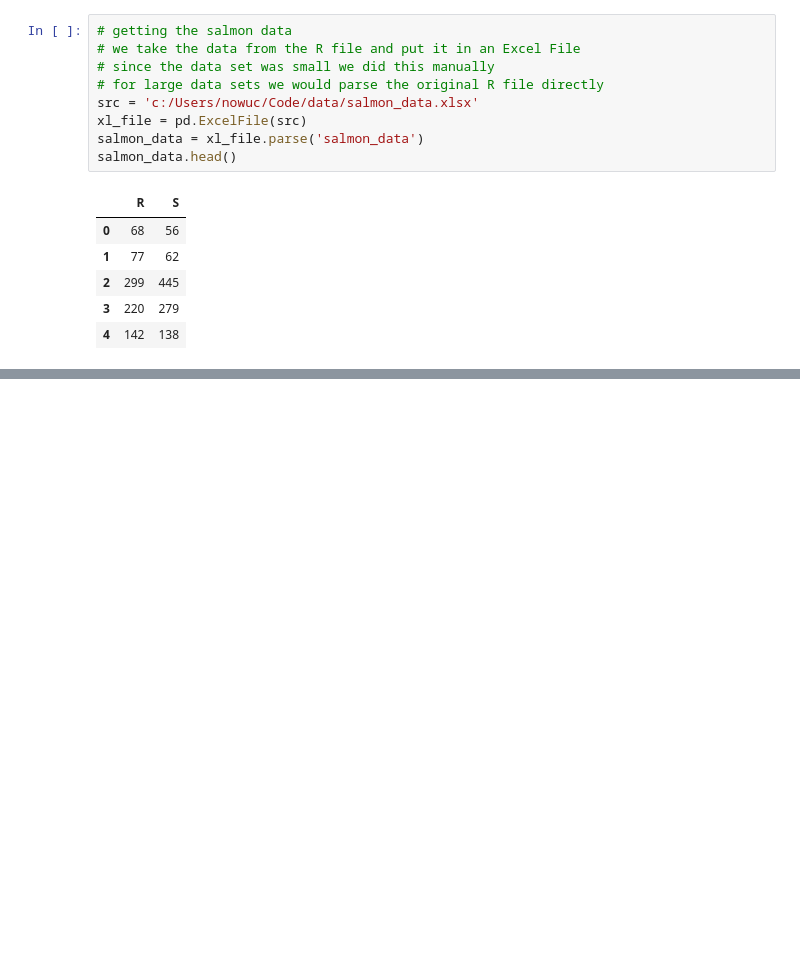
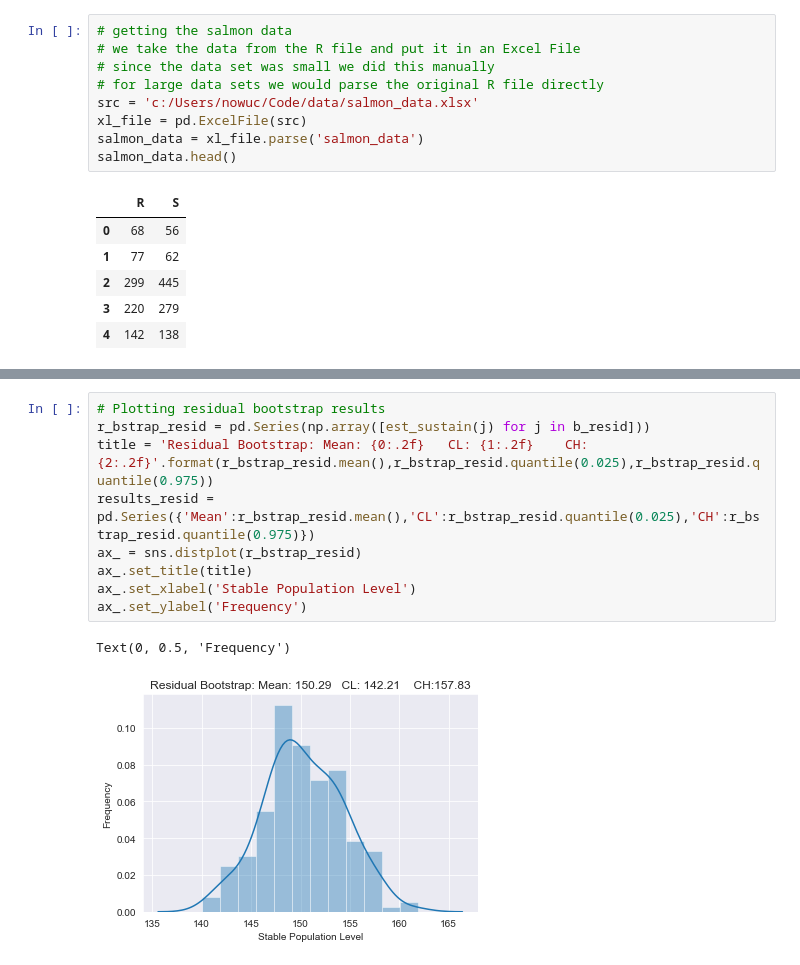
Before and after one commit to uwcheah/Main, a Jupyter notebook: montecarlo/Module 11.ipynb, the cells around one changed output, grey strips where cells are left out. Drawn from its saved outputs; the diff is of its cells as text; blank space fills up the shorter version.

```diff
--- a/montecarlo/Module 11.ipynb
+++ b/montecarlo/Module 11.ipynb
@@ -72,0 +123,12 @@ print(R_fit)
+# %%
+# Plotting residual bootstrap results
+r_bstrap_resid = pd.Series(np.array([est_sustain(j) for j in b_resid]))
+title = 'Residual Bootstrap: Mean: {0:.2f}   CL: {1:.2f}    CH:{2:.2f}'.format(r_bstrap_resid.mean(),r_bstrap_resid.quantile(0.025),r_bstrap_resid.quantile(0.975))
+results_resid = pd.Series({'Mean':r_bstrap_resid.mean(),'CL':r_bstrap_resid.quantile(0.025),'CH':r_bstrap_resid.quantile(0.975)})
+ax_ = sns.distplot(r_bstrap_resid)
+ax_.set_title(title)
+ax_.set_xlabel('Stable Population Level')
+ax_.set_ylabel('Frequency')
+# %% [output]
+Text(0, 0.5, 'Frequency')
+[figure, added]
```
Also changed, not shown: parts of 27 cells of this notebook.
